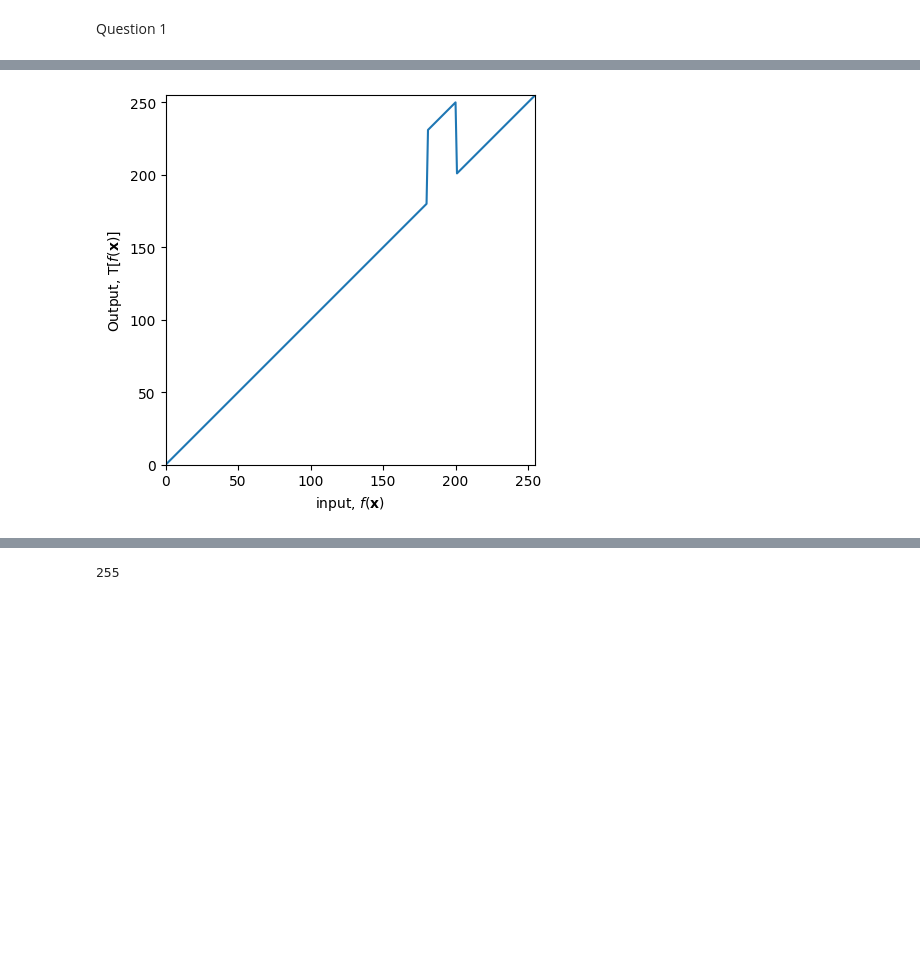
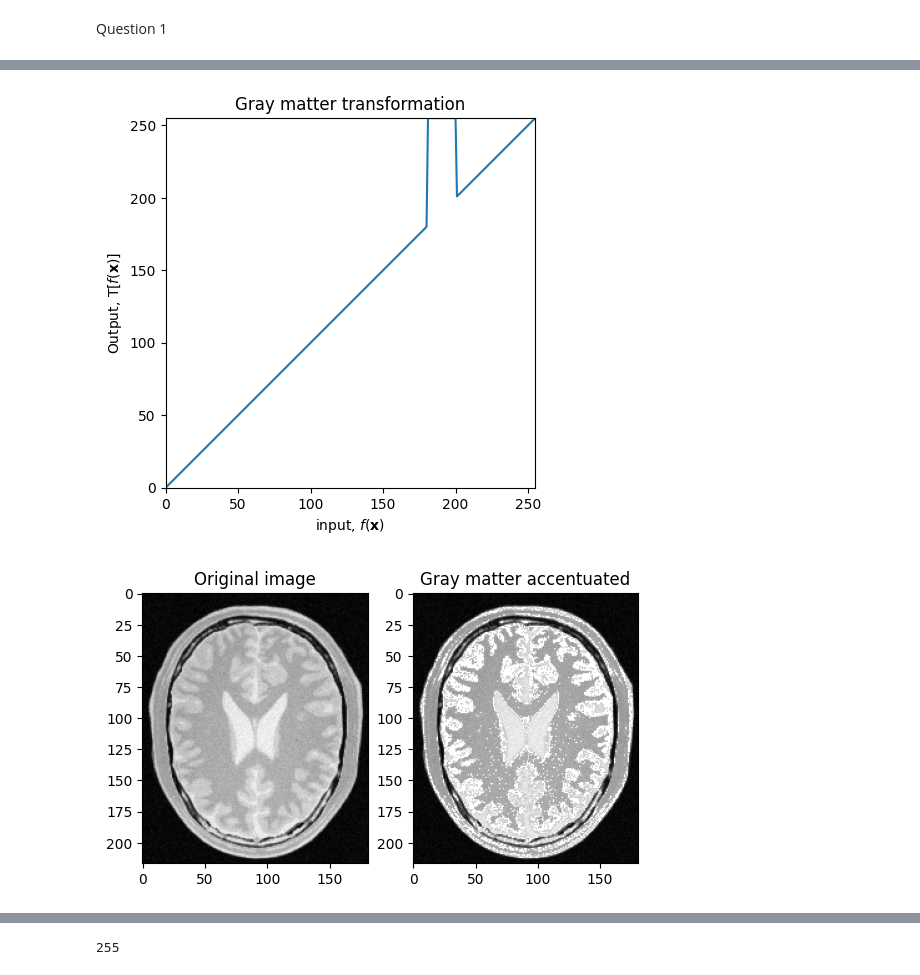
Before and after one commit to oshanyalegama/EN3160-Assignment-01, a Jupyter notebook: assignment 1.ipynb, the cells around one changed output, grey strips where cells are left out. Drawn from its saved outputs; the diff is of its cells as text; code cells hidden in the pictures; blank space fills up the shorter version.

```diff
--- a/assignment 1.ipynb
+++ b/assignment 1.ipynb
@@ -63,30 +86,41 @@ cv.destroyAllWindows()
 # %%
-c = np.array([(0,0),(180,180),(180,230),(200,250),(200,200),(255,255)])
+c = np.array([(0,0),(180,180),(180,254),(200,255),(200,200),(255,255)])
 t1 = np.linspace(c[0,1],c[1,1], c[1,0]+1).astype('uint8')
 t2 = np.linspace(c[2,1]+1,c[3,1], c[3,0] - c[2,0]).astype('uint8')
 t3 = np.linspace(c[4,1]+1,c[5,1], c[5,0]-c[4,0] ).astype('uint8')
 
 transform = np.concatenate((t1,t2)).astype('uint8')
 transform = np.concatenate((transform,t3)).astype('uint8')
 
 fig, ax = plt.subplots()
 ax.plot(transform)
 ax.set_xlabel(r'input, $f(\mathbf{x})$')
 ax.set_ylabel('Output, $\mathrm{T}[f(\mathbf{x})]$')
 ax.set_xlim(0,255)
 ax.set_ylim(0,255)
+ax.set_title('Gray matter transformation')
 ax.set_aspect('equal')
 plt.savefig('transform.png')
 plt.show()
 img_orig = cv.imread('BrainProtonDensitySlice9.png', cv.IMREAD_GRAYSCALE)
-cv.namedWindow('Image',cv.WINDOW_AUTOSIZE)
-cv.imshow('Image', img_orig)
-cv.waitKey(0)
 image_transformed = cv.LUT(img_orig, transform)
-cv.imshow('Image', image_transformed)
-cv.waitKey(0)
-cv.destroyAllWindows()
+
+
+fig, (ax1, ax2) = plt.subplots(1,2)
+ax1.imshow(img_orig, cmap = 'gray')
+ax1.set_title('Original image')
+ax2.imshow(image_transformed, cmap = 'gray')
+ax2.set_title('Gray matter accentuated')
+plt.show()
+
+# cv.namedWindow('Image',cv.WINDOW_AUTOSIZE)
+# cv.imshow('Image', img_orig)
+# cv.waitKey(0)
+# cv.imshow('Image', image_transformed)
+# cv.waitKey(0)
+# cv.destroyAllWindows()
 # %% [output]
-[figure, old version]
+[figure, new version]
+[figure, added]
 # %%
 img_orig = cv.imread('highlights_and_shadows.jpg')
```
Also changed, not shown: parts of 17 cells of this notebook.
